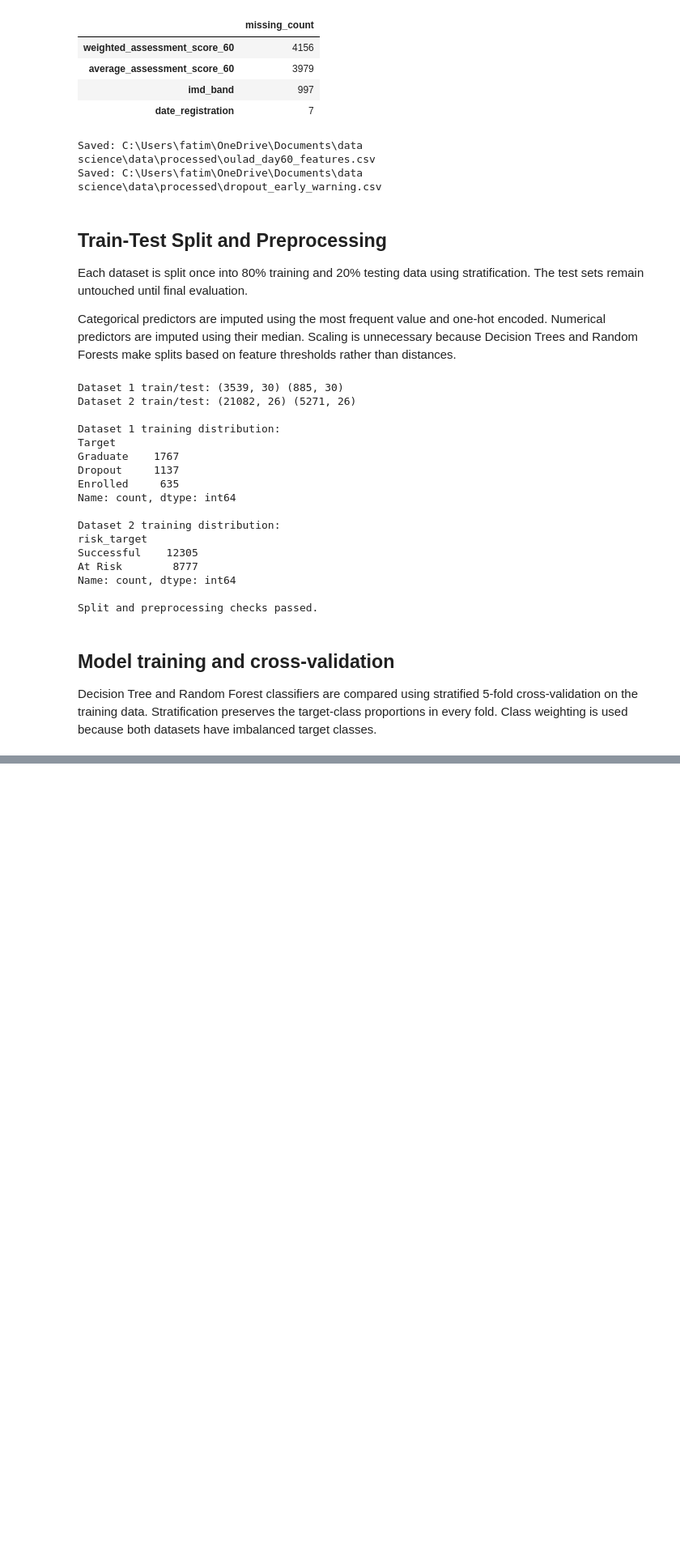
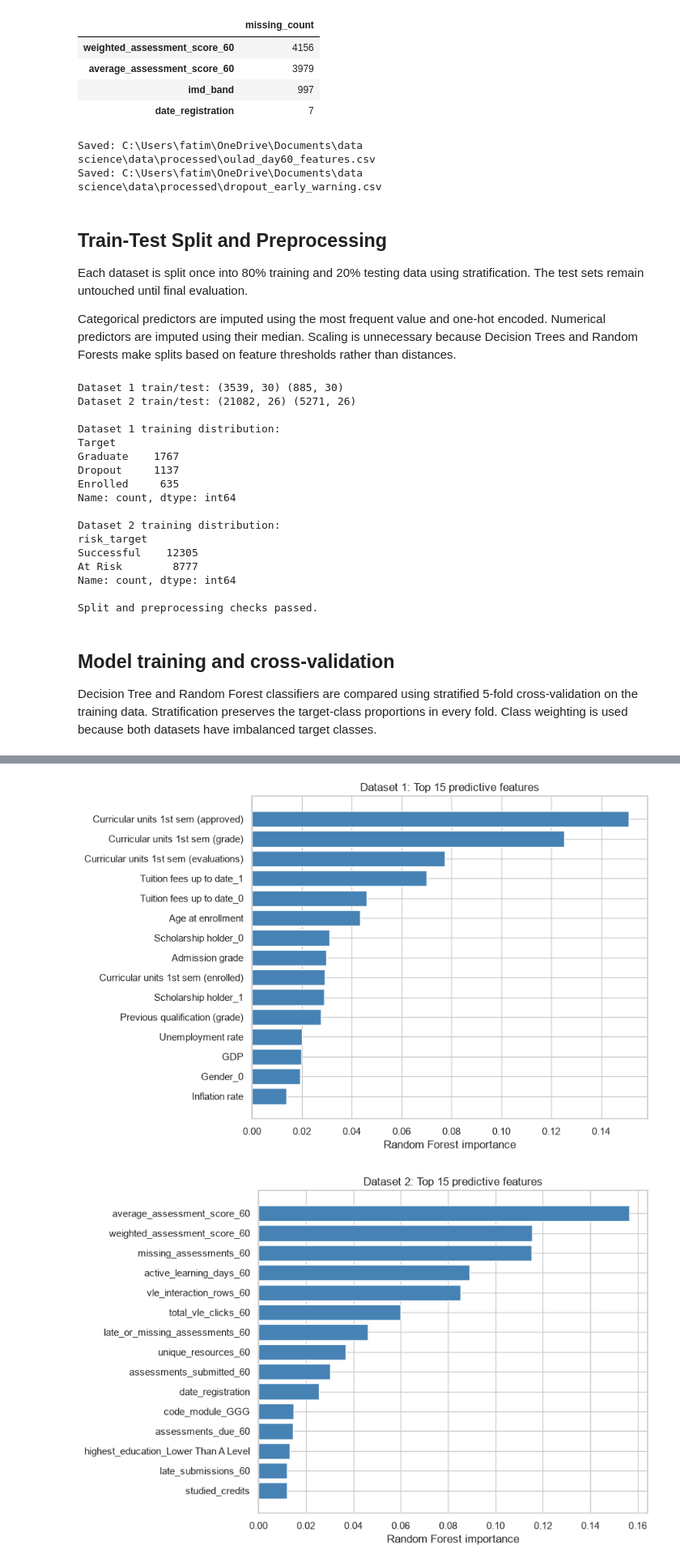
Before and after one commit to Kashaf1506/COSC2816-Individual-Task-1, a Jupyter notebook: notebooks/student_success_analysis.ipynb, the cells around one changed output, grey strips where cells are left out. Shown at 81% size. Drawn from its saved outputs; the diff is of its cells as text; code cells hidden in the pictures; blank space fills up the shorter version.

Commit message:
Evaluate models and generate feature importance evidence

```diff
--- a/notebooks/student_success_analysis.ipynb
+++ b/notebooks/student_success_analysis.ipynb
@@ -1726,0 +1950,80 @@ Training Random Forest...
+# %%
+def extract_feature_importance(model, dataset_name, filename):
+    """Extract and plot the 15 most important Random Forest features."""
+
+    preprocessor = model.named_steps["preprocessing"]
+    classifier = model.named_steps["classifier"]
+
+    # Obtain the names created by numerical processing and one-hot encoding.
+    feature_names = preprocessor.get_feature_names_out()
+
+    importance_df = pd.DataFrame({
+        "feature": feature_names,
+        "importance": classifier.feature_importances_
+    })
+
+    # Remove pipeline prefixes to make the labels easier to read.
+    importance_df["feature"] = (
+        importance_df["feature"]
+        .str.replace("categorical__", "", regex=False)
+        .str.replace("numerical__", "", regex=False)
+    )
+
+    importance_df = importance_df.sort_values(
+        "importance",
+        ascending=False
+    ).reset_index(drop=True)
+
+    top_features = importance_df.head(15).sort_values("importance")
+
+    plt.figure(figsize=(9, 6))
+    plt.barh(
+        top_features["feature"],
+        top_features["importance"],
+        color="steelblue"
+    )
+    plt.xlabel("Random Forest importance")
+    plt.title(f"{dataset_name}: Top 15 predictive features")
+    plt.tight_layout()
+    plt.savefig(
+        figures_dir / filename,
+        dpi=300,
+        bbox_inches="tight"
+    )
+    plt.show()
+
+    return importance_df
+
+
+dropout_feature_importance = extract_feature_importance(
+    dropout_final_model,
+    "Dataset 1",
+    "dataset1_feature_importance.png"
+)
+
+oulad_feature_importance = extract_feature_importance(
+    oulad_final_model,
+    "Dataset 2",
+    "dataset2_feature_importance.png"
+)
+
+print("Dataset 1 most important features:")
+display(dropout_feature_importance.head(15).round(4))
+
+print("Dataset 2 most important features:")
+display(oulad_feature_importance.head(15).round(4))
+
+
+# Save the complete importance tables as reproducible evidence.
+dropout_feature_importance.to_csv(
+    metrics_dir / "dataset1_feature_importance.csv",
+    index=False
+)
+
+oulad_feature_importance.to_csv(
+    metrics_dir / "dataset2_feature_importance.csv",
+    index=False
+)
+# %% [output]
+[figure, added]
+[figure, added]
```
Also changed, not shown: parts of 5 cells of this notebook, 9 other files.
